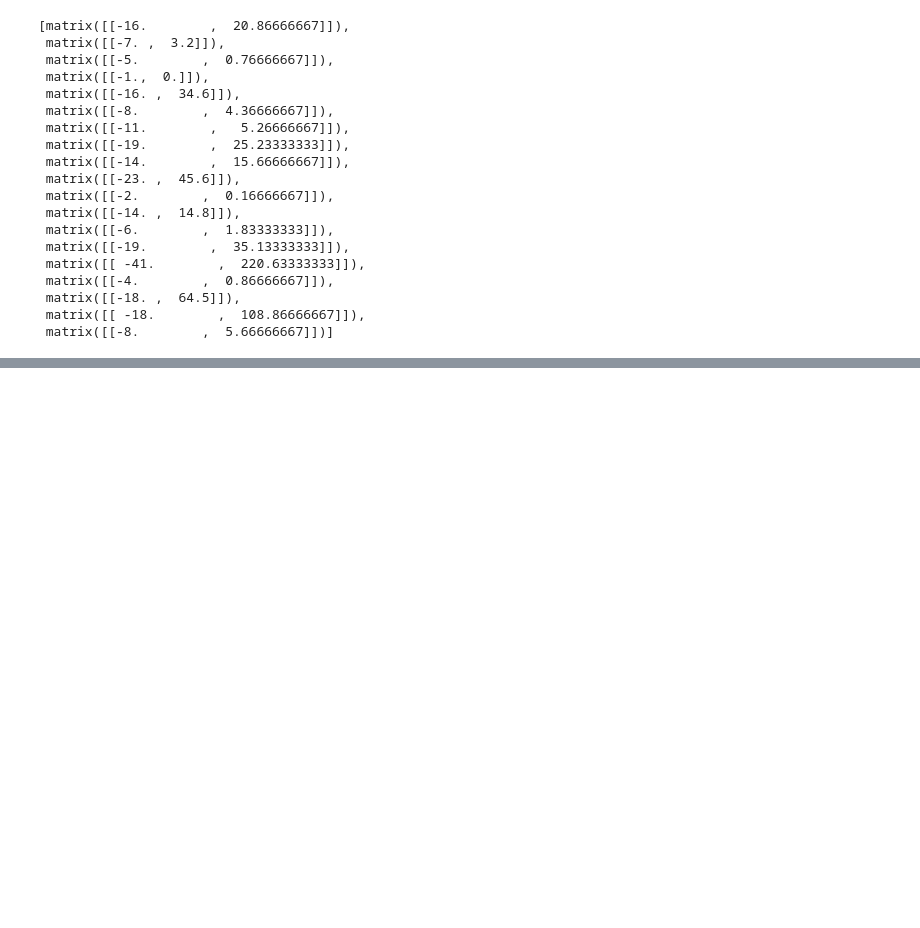
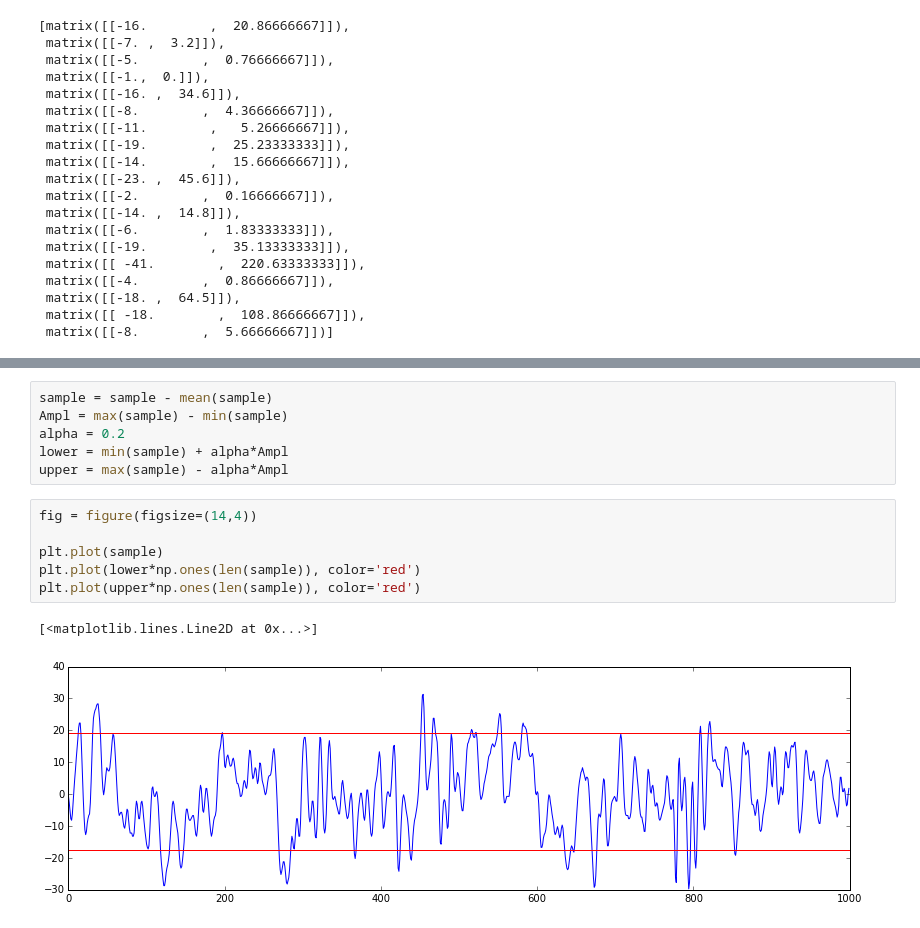
Before and after one commit to Nick-Ol/Ipython-Notebooks, a Jupyter notebook: Sleep/Sleep signal smoothing and feature research.ipynb, the cells around one changed output, grey strips where cells are left out. Cells and saved outputs as stored; diff of their text form; blank space fills up the shorter version.

```diff
--- a/Sleep/Sleep signal smoothing.ipynb
+++ b/Sleep/Sleep signal smoothing and feature research.ipynb
@@ -132,0 +140,15 @@ spec1 = specgram(signal[start:(start + 10800*freq*span)], Fs = freq)
+# %%
+sample = sample - mean(sample)
+Ampl = max(sample) - min(sample)
+alpha = 0.2
+lower = min(sample) + alpha*Ampl
+upper = max(sample) - alpha*Ampl
+# %%
+fig = figure(figsize=(14,4))
+
+plt.plot(sample)
+plt.plot(lower*np.ones(len(sample)), color='red')
+plt.plot(upper*np.ones(len(sample)), color='red')
+# %% [output]
+[<matplotlib.lines.Line2D at 0x...>]
+[figure, added]
```
Also changed, not shown: parts of 9 cells of this notebook.
